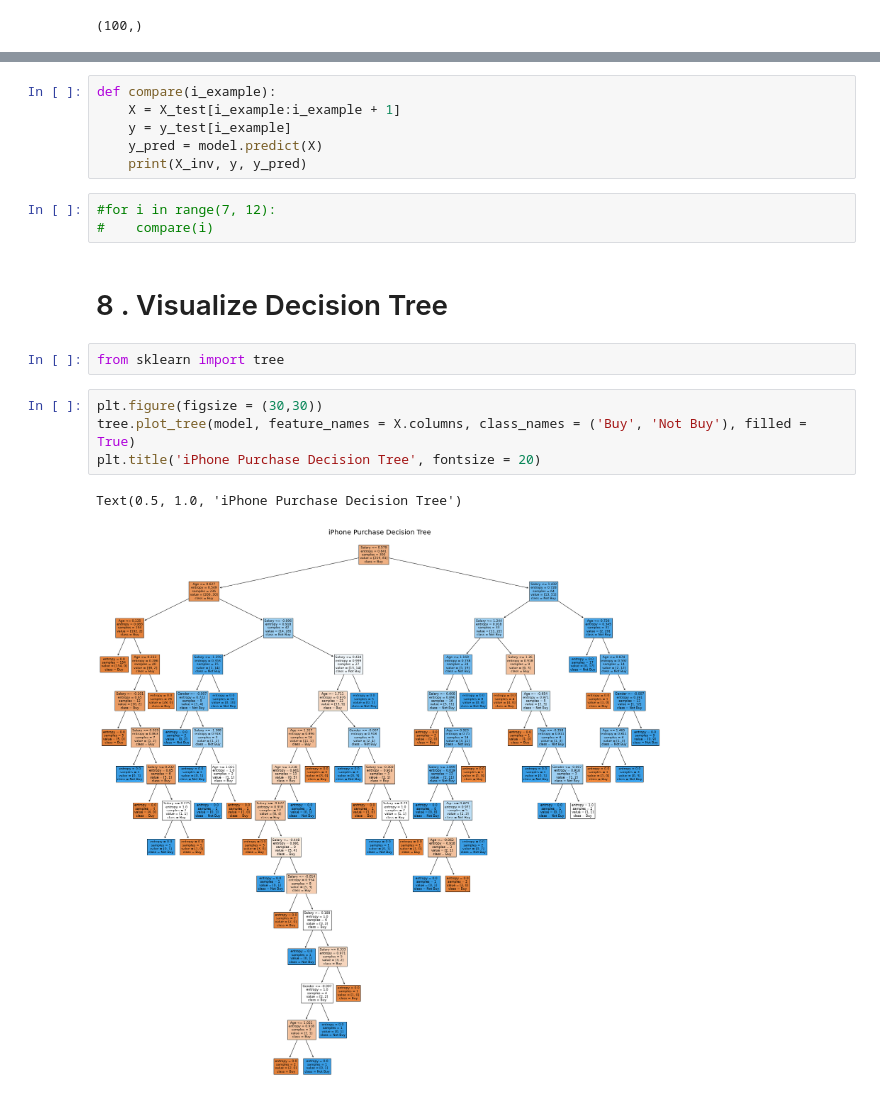
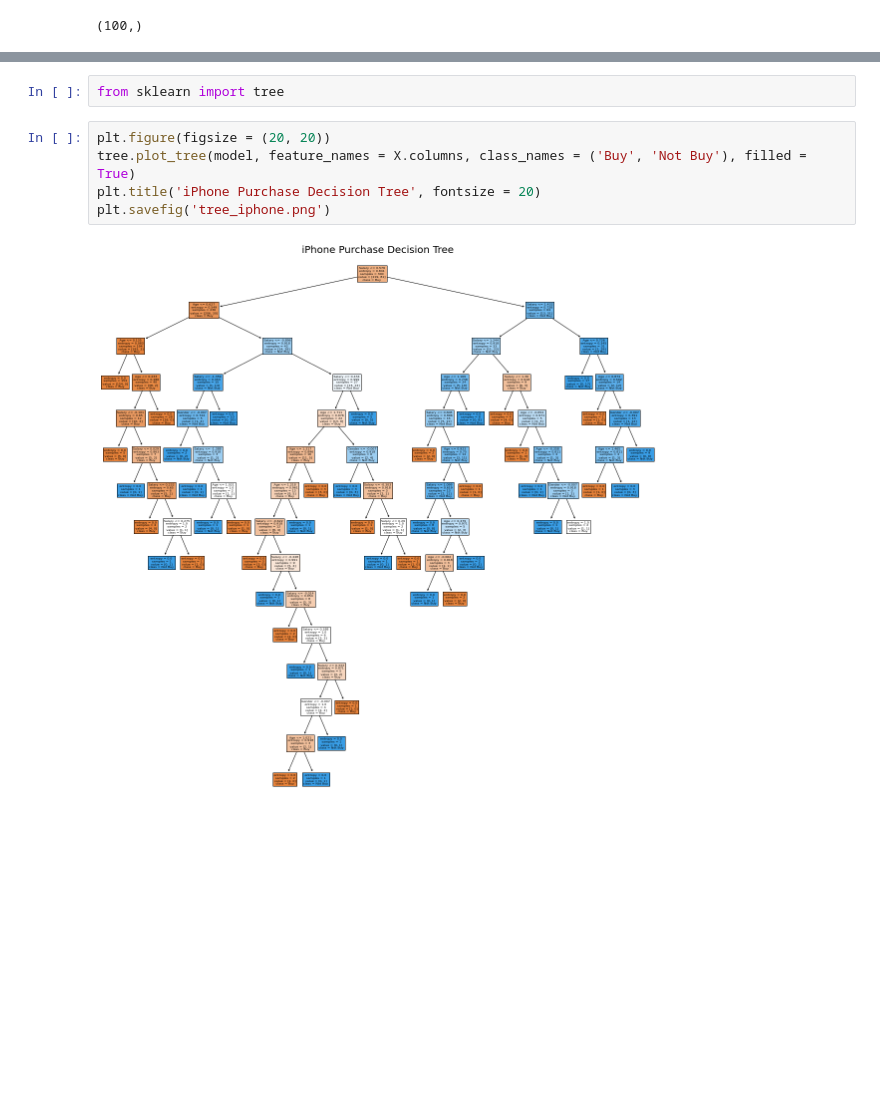
Before and after one commit to trongthuan205/DS102.K21, a Jupyter notebook: 07_DecisionTree_iPhone_Purchase.ipynb, the cells around one changed output, grey strips where cells are left out. Cells and saved outputs as stored; diff of their text form; blank space fills up the shorter version.

```diff
--- a/07_DecisionTree_iPhone_Purchase.ipynb
+++ b/07_DecisionTree_iPhone_Purchase.ipynb
@@ -109,20 +109,9 @@ Text(0.5, 1.0, 'Confusion matrix in Test data')
-# %%
-def compare(i_example):
-    X = X_test[i_example:i_example + 1]
-    y = y_test[i_example]
-    y_pred = model.predict(X)
-    print(X_inv, y, y_pred)
-# %%
-#for i in range(7, 12):
-#    compare(i)
-# %% [markdown]
-# 8 . Visualize Decision Tree
 # %%
 from sklearn import tree
 # %%
-plt.figure(figsize = (30,30))
+plt.figure(figsize = (20, 20))
 tree.plot_tree(model, feature_names = X.columns, class_names = ('Buy', 'Not Buy'), filled = True)
 plt.title('iPhone Purchase Decision Tree', fontsize = 20)
+plt.savefig('tree_iphone.png')
 # %% [output]
-Text(0.5, 1.0, 'iPhone Purchase Decision Tree')
-[figure, old version]
+[figure, new version]
```
Also changed, not shown: parts of 4 cells of this notebook.
